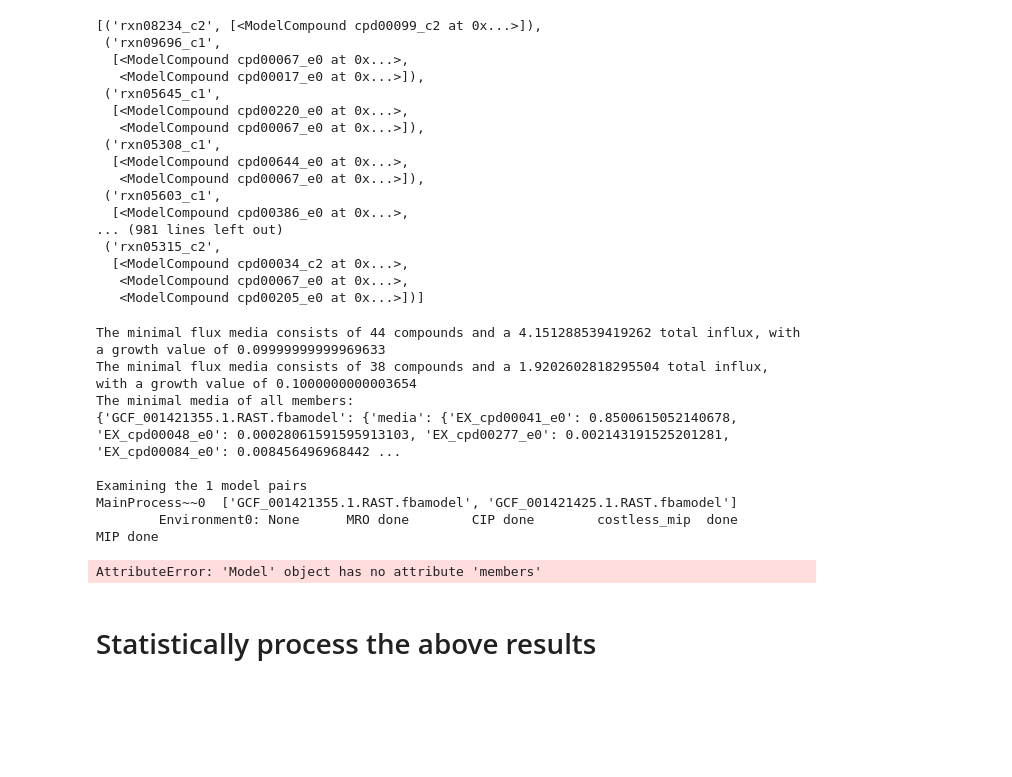
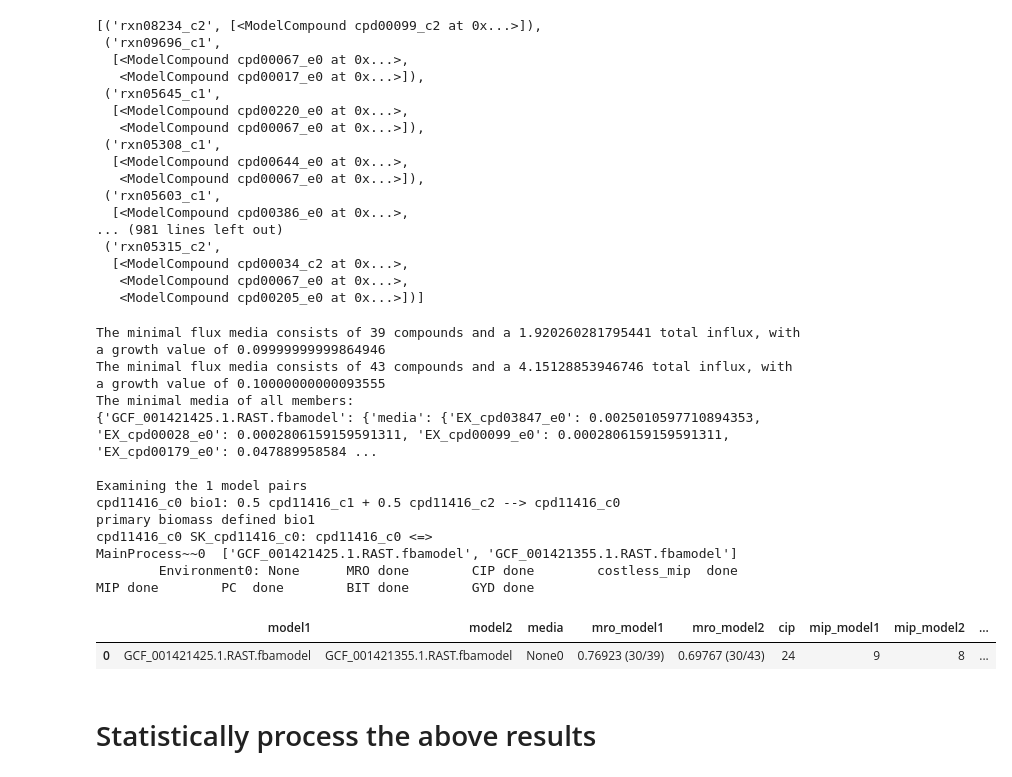
Before and after one commit to dtriadis/ModelSEEDpy, a Jupyter notebook: examples/Community Modeling/smetana/10-member_pairs_dev.ipynb, the cells around one changed output. Saved outputs shown, nothing was run; the diff lists cells and outputs as text; code cells hidden in the pictures; blank space fills up the shorter version.

Commit message:
CommScores and associated MSCommunity updates

```diff
--- a/examples/Community Modeling/smetana/10-member_pairs_dev.ipynb
+++ b/examples/Community Modeling/smetana/10-member_pairs_dev.ipynb
@@ -1054,17 +1054,21 @@ display([(trans.id, trans.reactants) for trans in comm_transports])
 # %%
 %run ../../../modelseedpy/community/mscommscores.py
 
-MSCommScores.kbase_output(models)
+display(MSCommScores.kbase_output(models)[0])
 # %% [output]
-The minimal flux media consists of 44 compounds and a 4.151288539419262 total influx, with a growth value of 0.09999999999969633
-The minimal flux media consists of 38 compounds and a 1.9202602818295504 total influx, with a growth value of 0.1000000000003654
+The minimal flux media consists of 39 compounds and a 1.920260281795441 total influx, with a growth value of 0.09999999999864946
+The minimal flux media consists of 43 compounds and a 4.15128853946746 total influx, with a growth value of 0.10000000000093555
 The minimal media of all members:
-{'GCF_001421355.1.RAST.fbamodel': {'media': {'EX_cpd00041_e0': 0.8500615052140678, 'EX_cpd00048_e0': 0.00028061591595913103, 'EX_cpd00277_e0': 0.002143191525201281, 'EX_cpd00084_e0': 0.008456496968442 ...
+{'GCF_001421425.1.RAST.fbamodel': {'media': {'EX_cpd03847_e0': 0.0025010597710894353, 'EX_cpd00028_e0': 0.0002806159159591311, 'EX_cpd00099_e0': 0.0002806159159591311, 'EX_cpd00179_e0': 0.047889958584 ...
 
 Examining the 1 model pairs
-MainProcess~~0  ['GCF_001421355.1.RAST.fbamodel', 'GCF_001421425.1.RAST.fbamodel']
-        Environment0: None      MRO done        CIP done        costless_mip  done      MIP done
+cpd11416_c0 bio1: 0.5 cpd11416_c1 + 0.5 cpd11416_c2 --> cpd11416_c0
+primary biomass defined bio1
+cpd11416_c0 SK_cpd11416_c0: cpd11416_c0 <=>
+MainProcess~~0  ['GCF_001421425.1.RAST.fbamodel', 'GCF_001421355.1.RAST.fbamodel']
+        Environment0: None      MRO done        CIP done        costless_mip  done      MIP done        PC  done        BIT done        GYD done
-AttributeError: 'Model' object has no attribute 'members'
+|  | model1 | model2 | media | mro_model1 | mro_model2 | cip | mip_model1 | mip_model2 | ... |
+| 0 | GCF_001421425.1.RAST.fbamodel | GCF_001421355.1.RAST.fbamodel | None0 | 0.76923 (30/39) | 0.69767 (30/43) | 24 | 9 | 8 | ... |
 # %% [markdown]
 # Statistically process the above results
 # %% [markdown]
```
Also changed, not shown: 4 other files.
